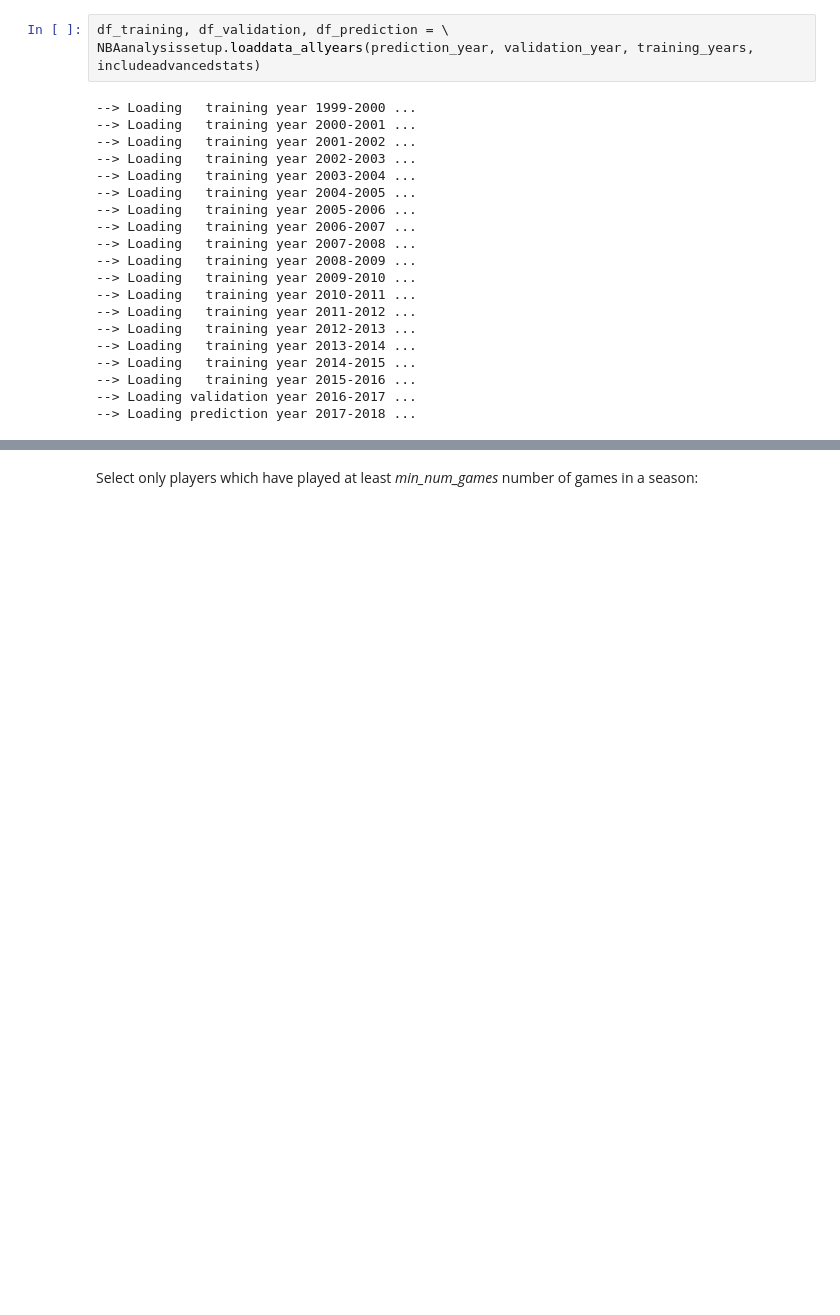
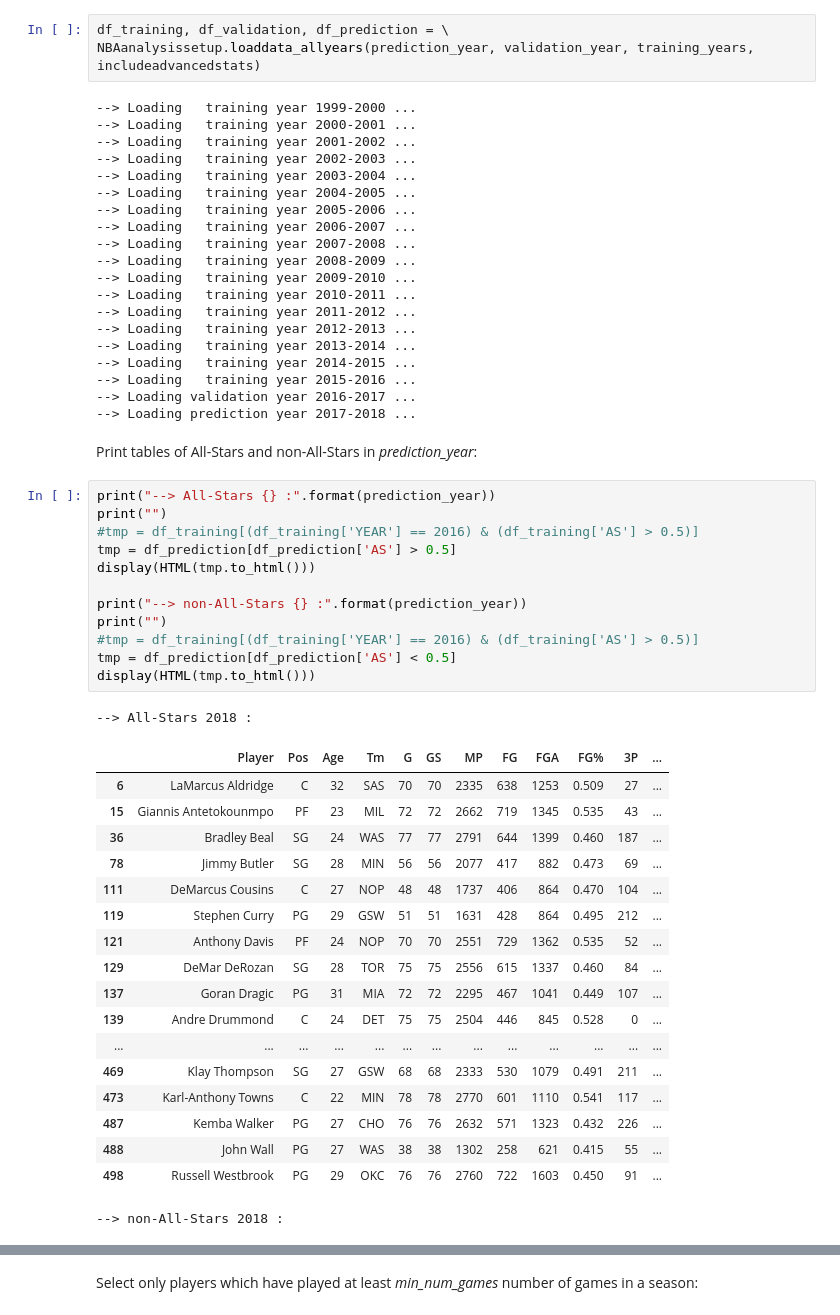
Before and after one commit to gmalim/NBA_analysis, a Jupyter notebook: NBA_All-Stars.ipynb, the cells around one changed output, grey strips where cells are left out. Cells and saved outputs as stored; diff of their text form; blank space fills up the shorter version.

```diff
--- a/NBA_All-Stars.ipynb
+++ b/NBA_All-Stars.ipynb
@@ -112,3 +112,37 @@ NBAanalysissetup.loaddata_allyears(prediction_year, validation_year, training_ye
 --> Loading   training year 2015-2016 ...
 --> Loading validation year 2016-2017 ...
 --> Loading prediction year 2017-2018 ...
+# %% [markdown]
+Print tables of All-Stars and non-All-Stars in *prediction_year*:
+# %%
+print("--> All-Stars {} :".format(prediction_year))
+print("")
+#tmp = df_training[(df_training['YEAR'] == 2016) & (df_training['AS'] > 0.5)]
+tmp = df_prediction[df_prediction['AS'] > 0.5]
+display(HTML(tmp.to_html()))
+
+print("--> non-All-Stars {} :".format(prediction_year))
+print("")
+#tmp = df_training[(df_training['YEAR'] == 2016) & (df_training['AS'] > 0.5)]
+tmp = df_prediction[df_prediction['AS'] < 0.5]
+display(HTML(tmp.to_html()))
+# %% [output]
+--> All-Stars 2018 :
+|  | Player | Pos | Age | Tm | G | GS | MP | FG | FGA | FG% | 3P | ... |
+| 6 | LaMarcus Aldridge | C | 32 | SAS | 70 | 70 | 2335 | 638 | 1253 | 0.509 | 27 | ... |
+| 15 | Giannis Antetokounmpo | PF | 23 | MIL | 72 | 72 | 2662 | 719 | 1345 | 0.535 | 43 | ... |
+| 36 | Bradley Beal | SG | 24 | WAS | 77 | 77 | 2791 | 644 | 1399 | 0.460 | 187 | ... |
+| 78 | Jimmy Butler | SG | 28 | MIN | 56 | 56 | 2077 | 417 | 882 | 0.473 | 69 | ... |
+| 111 | DeMarcus Cousins | C | 27 | NOP | 48 | 48 | 1737 | 406 | 864 | 0.470 | 104 | ... |
+| 119 | Stephen Curry | PG | 29 | GSW | 51 | 51 | 1631 | 428 | 864 | 0.495 | 212 | ... |
+| 121 | Anthony Davis | PF | 24 | NOP | 70 | 70 | 2551 | 729 | 1362 | 0.535 | 52 | ... |
+| 129 | DeMar DeRozan | SG | 28 | TOR | 75 | 75 | 2556 | 615 | 1337 | 0.460 | 84 | ... |
+| 137 | Goran Dragic | PG | 31 | MIA | 72 | 72 | 2295 | 467 | 1041 | 0.449 | 107 | ... |
+| 139 | Andre Drummond | C | 24 | DET | 75 | 75 | 2504 | 446 | 845 | 0.528 | 0 | ... |
+| ... | ... | ... | ... | ... | ... | ... | ... | ... | ... | ... | ... | ... |
+| 469 | Klay Thompson | SG | 27 | GSW | 68 | 68 | 2333 | 530 | 1079 | 0.491 | 211 | ... |
+| 473 | Karl-Anthony Towns | C | 22 | MIN | 78 | 78 | 2770 | 601 | 1110 | 0.541 | 117 | ... |
+| 487 | Kemba Walker | PG | 27 | CHO | 76 | 76 | 2632 | 571 | 1323 | 0.432 | 226 | ... |
+| 488 | John Wall | PG | 27 | WAS | 38 | 38 | 1302 | 258 | 621 | 0.415 | 55 | ... |
+| 498 | Russell Westbrook | PG | 29 | OKC | 76 | 76 | 2760 | 722 | 1603 | 0.450 | 91 | ... |
+--> non-All-Stars 2018 :
```
Also changed, not shown: parts of 24 cells of this notebook, 3 other files.
